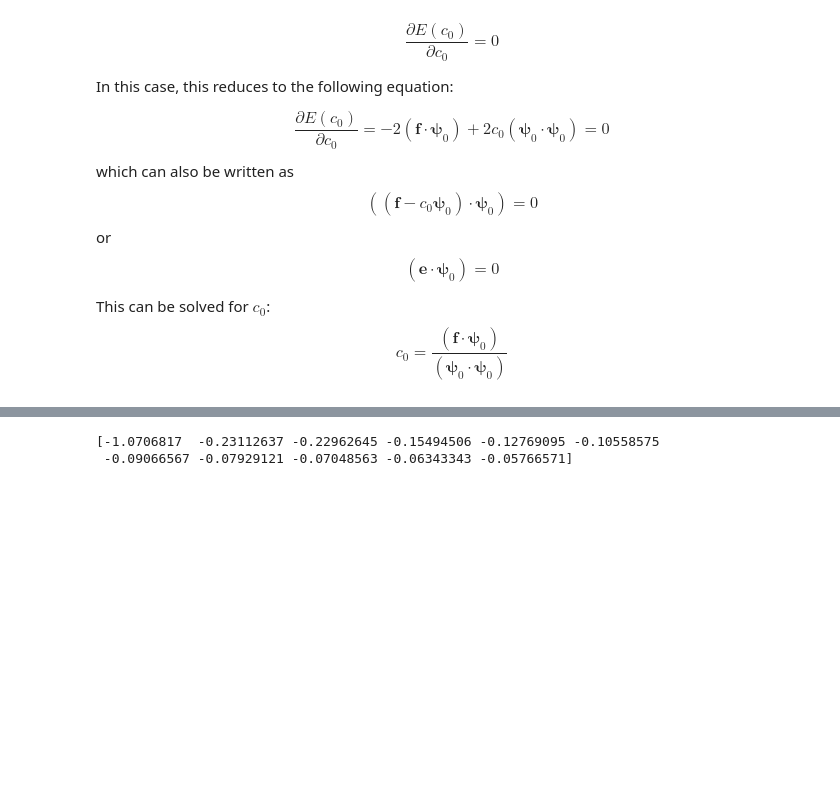
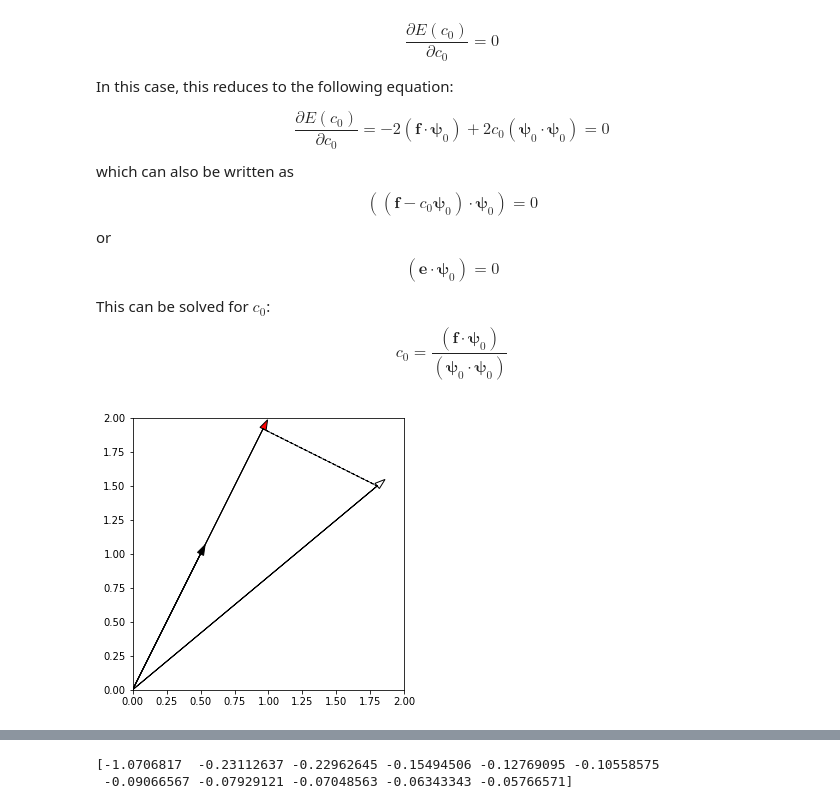
Before and after one commit to winesitter/FiniteElementMethod, a Jupyter notebook: Galerkin_Approach.ipynb, the cells around one changed output, grey strips where cells are left out. Cells and saved outputs as stored; diff of their text form; code cells hidden in the pictures; blank space fills up the shorter version.

```diff
--- a/Galerkin_Approach.ipynb
+++ b/Galerkin_Approach.ipynb
@@ -69,0 +66,47 @@ from matplotlib import pyplot as plt
+# %%
+%matplotlib inline
+from matplotlib import pyplot as plt
+
+'''*********************************************
+Function: Compute scalar product between two
+          vectors a and b
+*********************************************'''
+def scalar_product(a, b):
+    if (len(a) != len(b)):
+        print("Error: Vectors are not of equal size.")
+        return None
+    else:
+        return sum([a[i]*b[i] for i in range(len(a))])
+
+# Define solution vector f
+f = (1.8, 1.5)
+
+# Define basis vector
+psi_0 = (0.5, 1)
+
+# Compute c_0 value
+c_0 = scalar_product(f, psi_0) / scalar_product(psi_0, psi_0)
+
+# Compute approximation to f
+u = (c_0*psi_0[0], c_0*psi_0[1])
+
+# Compute error
+e = (f[0]-u[0], f[1]-u[1])
+
+fig = plt.figure()
+fig.set_size_inches(5,5)
+ax = fig.add_subplot(111)
+ax.set_aspect('equal')
+
+f_vector   = ax.arrow(0, 0, f[0], f[1], head_width=0.05, fc='w')
+psi_vector = ax.arrow(0, 0, psi_0[0],psi_0[1], head_width=0.05, fc='k')
+u_vector   = ax.arrow(0, 0, u[0], u[1], head_width=0.05, fc='r')
+error      = ax.arrow(u[0], u[1], e[0], e[1], ls='--')
+
+ax.set_xlim([0,2])
+ax.set_ylim([0,2])
+
+
+plt.show()
+# %% [output]
+[figure, added]
```
Also changed, not shown: parts of 2 cells of this notebook.
